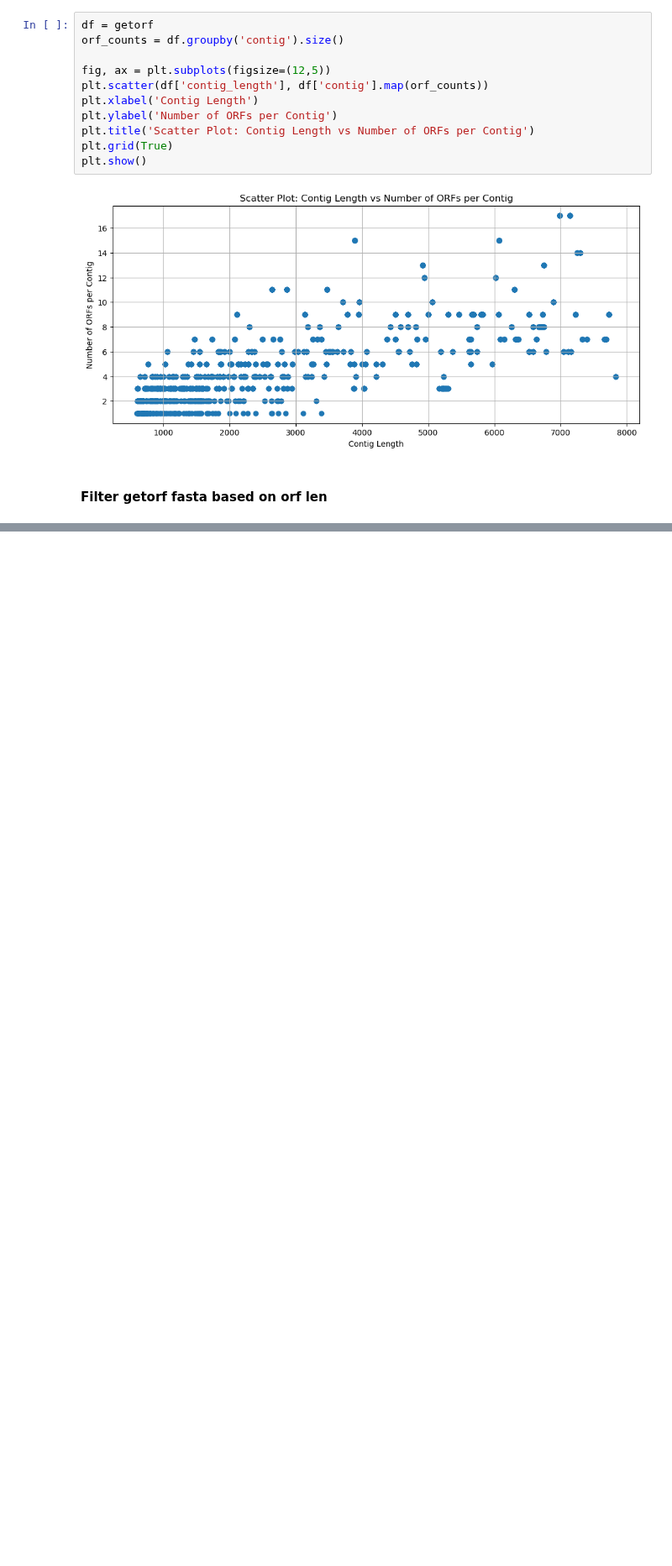
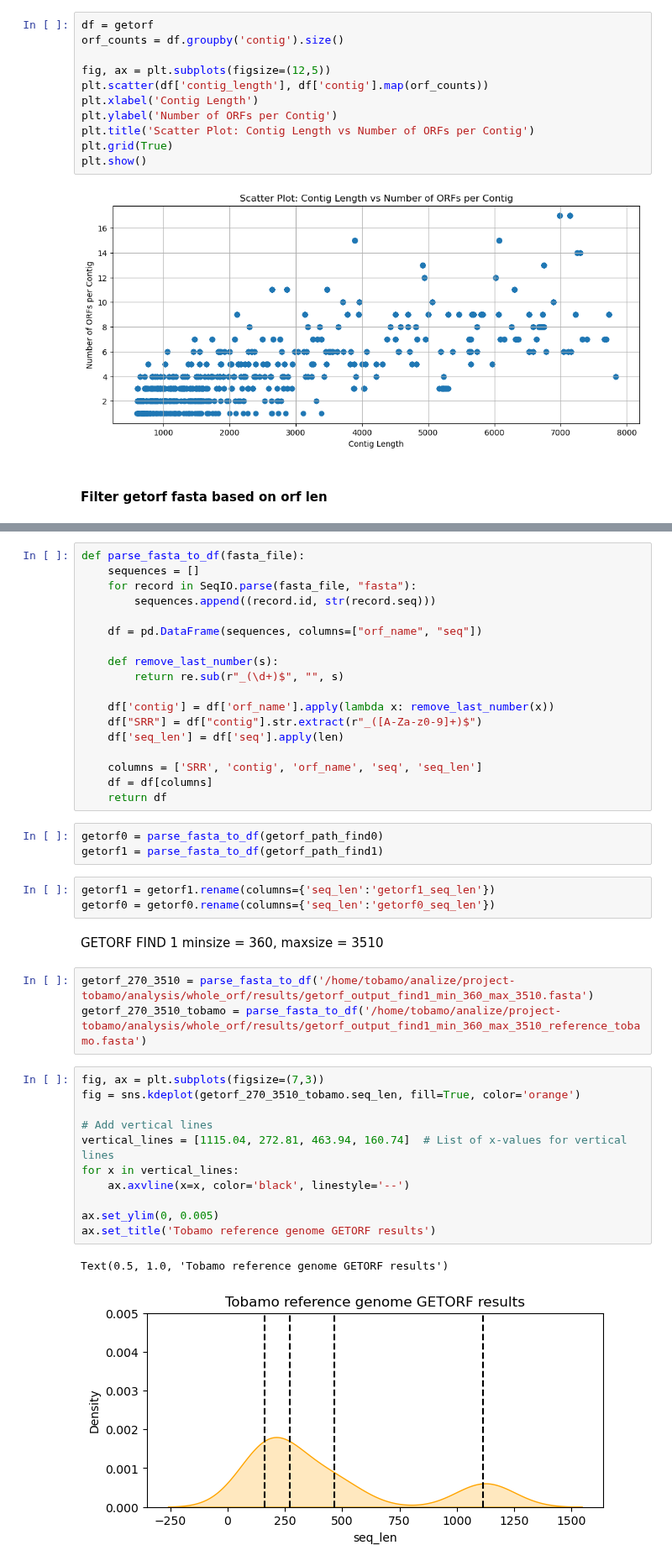
Before and after one commit to nezapajek/project-tobamo, a Jupyter notebook: analysis/whole_orf/01_getorf_candidates.ipynb, the cells around one changed output, grey strips where cells are left out. Shown at 84% size. Saved outputs shown, nothing was run; the diff lists cells and outputs as text; blank space fills up the shorter version.

```diff
--- a/analysis/whole_orf/01_getorf_candidates.ipynb
+++ b/analysis/whole_orf/01_getorf_candidates.ipynb
@@ -169,0 +194,43 @@ for protein in proteins:
+# %%
+def parse_fasta_to_df(fasta_file):
+    sequences = []
+    for record in SeqIO.parse(fasta_file, "fasta"):
+        sequences.append((record.id, str(record.seq)))
+
+    df = pd.DataFrame(sequences, columns=["orf_name", "seq"])
+
+    def remove_last_number(s):
+        return re.sub(r"_(\d+)$", "", s)
+
+    df['contig'] = df['orf_name'].apply(lambda x: remove_last_number(x))
+    df["SRR"] = df["contig"].str.extract(r"_([A-Za-z0-9]+)$")
+    df['seq_len'] = df['seq'].apply(len)
+
+    columns = ['SRR', 'contig', 'orf_name', 'seq', 'seq_len']
+    df = df[columns]
+    return df
+# %%
+getorf0 = parse_fasta_to_df(getorf_path_find0)
+getorf1 = parse_fasta_to_df(getorf_path_find1)
+# %%
+getorf1 = getorf1.rename(columns={'seq_len':'getorf1_seq_len'})
+getorf0 = getorf0.rename(columns={'seq_len':'getorf0_seq_len'})
+# %% [markdown]
+GETORF FIND 1 minsize = 360, maxsize = 3510
+# %%
+getorf_270_3510 = parse_fasta_to_df('/home/tobamo/analize/project-tobamo/analysis/whole_orf/results/getorf_output_find1_min_360_max_3510.fasta')
+getorf_270_3510_tobamo = parse_fasta_to_df('/home/tobamo/analize/project-tobamo/analysis/whole_orf/results/getorf_output_find1_min_360_max_3510_reference_tobamo.fasta')
+# %%
+fig, ax = plt.subplots(figsize=(7,3))
+fig = sns.kdeplot(getorf_270_3510_tobamo.seq_len, fill=True, color='orange')
+
+# Add vertical lines
+vertical_lines = [1115.04, 272.81, 463.94, 160.74]  # List of x-values for vertical lines
+for x in vertical_lines:
+    ax.axvline(x=x, color='black', linestyle='--')
+
+ax.set_ylim(0, 0.005)
+ax.set_title('Tobamo reference genome GETORF results')
+# %% [output]
+Text(0.5, 1.0, 'Tobamo reference genome GETORF results')
+[figure, added]
```
Also changed, not shown: parts of 21 cells of this notebook, 9 other files.
